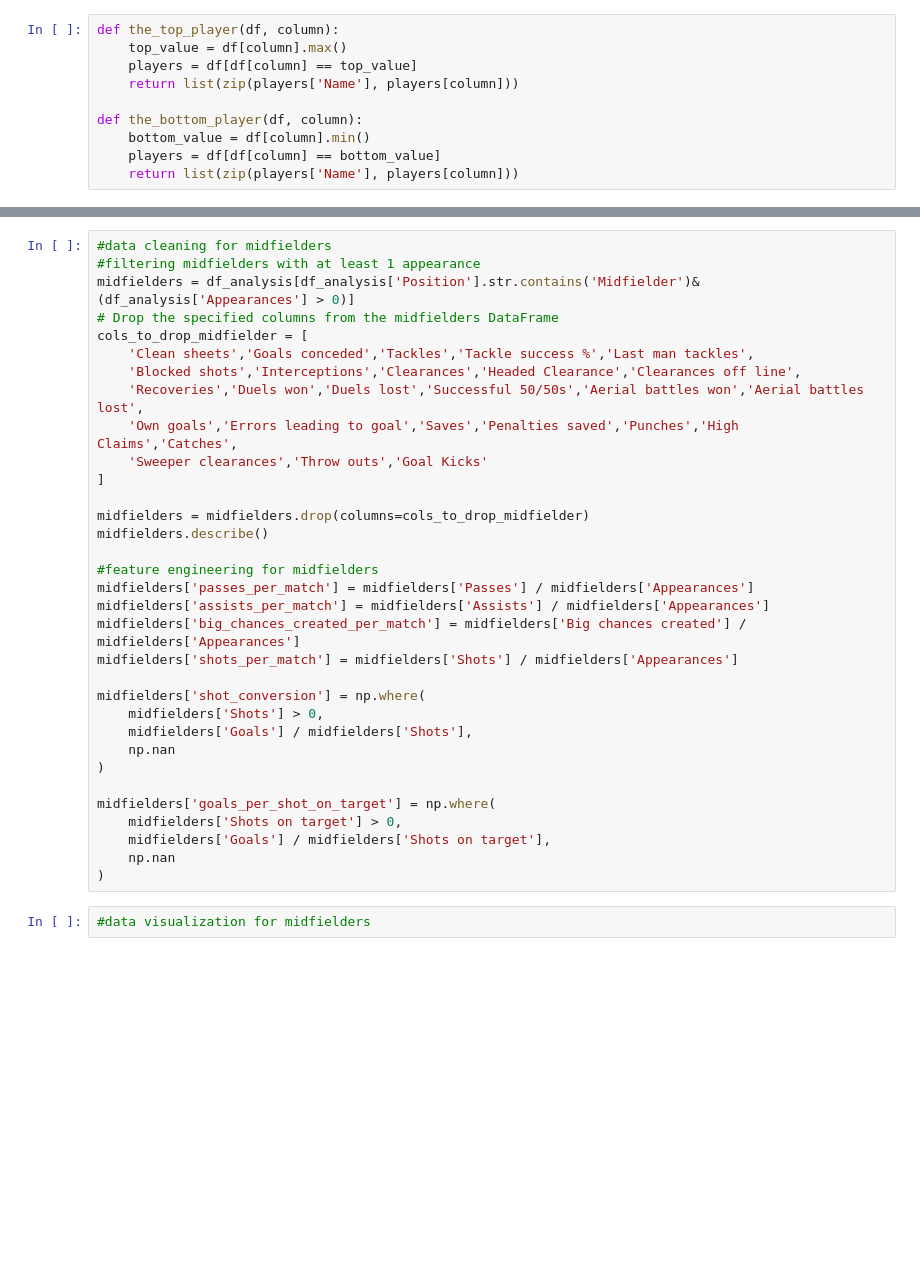
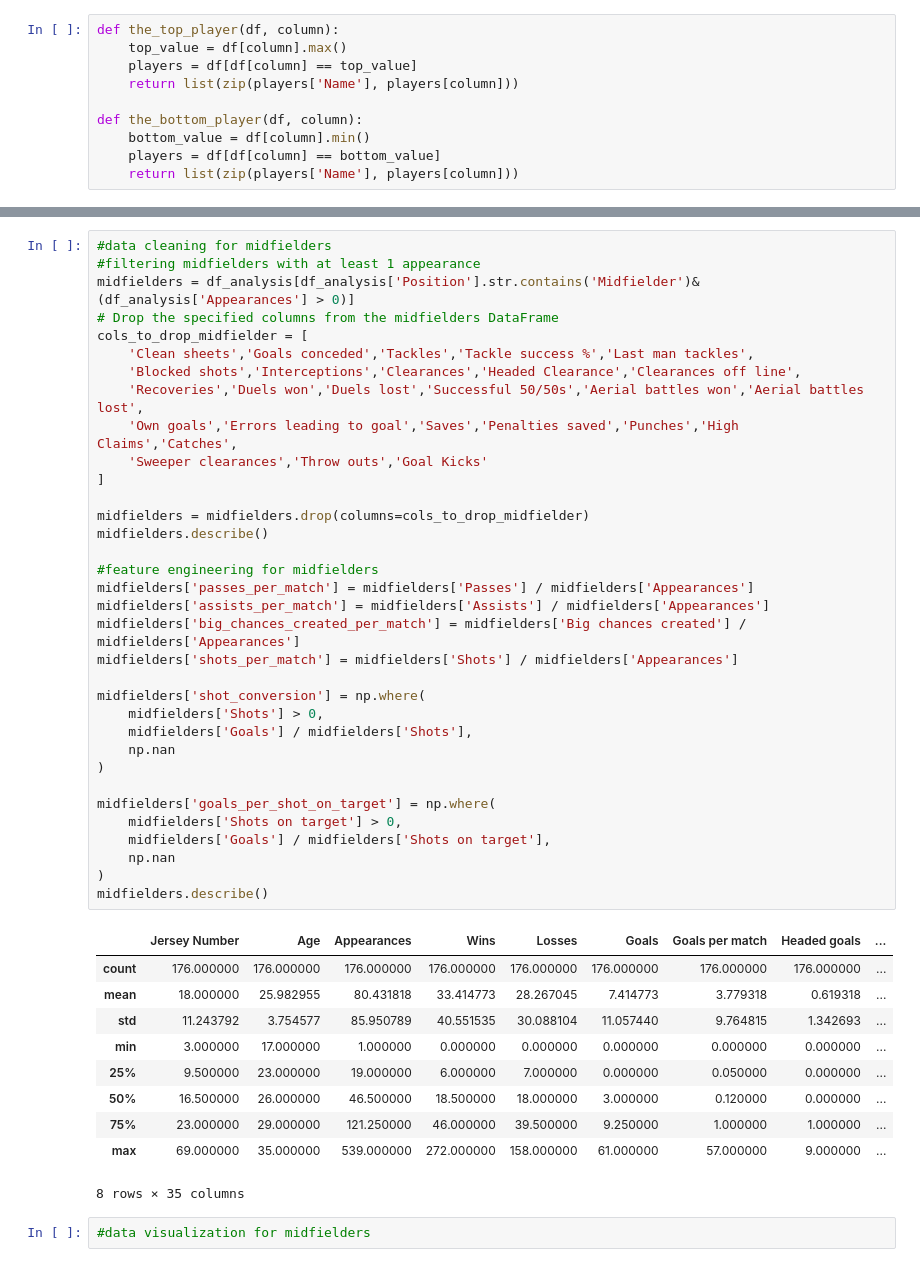
Before and after one commit to Saifeelkapanee/FootBall, a Jupyter notebook: DataAnalysis.ipynb, the cells around one changed output, grey strips where cells are left out. Cells and saved outputs as stored; diff of their text form; blank space fills up the shorter version.

```diff
--- a/DataAnalysis.ipynb
+++ b/DataAnalysis.ipynb
@@ -170,33 +266,45 @@ plt.show()
 midfielders = df_analysis[df_analysis['Position'].str.contains('Midfielder')&(df_analysis['Appearances'] > 0)]
 # Drop the specified columns from the midfielders DataFrame
 cols_to_drop_midfielder = [
     'Clean sheets','Goals conceded','Tackles','Tackle success %','Last man tackles',
     'Blocked shots','Interceptions','Clearances','Headed Clearance','Clearances off line',
     'Recoveries','Duels won','Duels lost','Successful 50/50s','Aerial battles won','Aerial battles lost',
     'Own goals','Errors leading to goal','Saves','Penalties saved','Punches','High Claims','Catches',
     'Sweeper clearances','Throw outs','Goal Kicks'
 ]
 
 midfielders = midfielders.drop(columns=cols_to_drop_midfielder)
 midfielders.describe()
 
 #feature engineering for midfielders
 midfielders['passes_per_match'] = midfielders['Passes'] / midfielders['Appearances']
 midfielders['assists_per_match'] = midfielders['Assists'] / midfielders['Appearances']
 midfielders['big_chances_created_per_match'] = midfielders['Big chances created'] / midfielders['Appearances']
 midfielders['shots_per_match'] = midfielders['Shots'] / midfielders['Appearances']
 
 midfielders['shot_conversion'] = np.where(
     midfielders['Shots'] > 0,
     midfielders['Goals'] / midfielders['Shots'],
     np.nan
 )
 
 midfielders['goals_per_shot_on_target'] = np.where(
     midfielders['Shots on target'] > 0,
     midfielders['Goals'] / midfielders['Shots on target'],
     np.nan
 )
+midfielders.describe()
+# %% [output]
+|  | Jersey Number | Age | Appearances | Wins | Losses | Goals | Goals per match | Headed goals | ... |
+| count | 176.000000 | 176.000000 | 176.000000 | 176.000000 | 176.000000 | 176.000000 | 176.000000 | 176.000000 | ... |
+| mean | 18.000000 | 25.982955 | 80.431818 | 33.414773 | 28.267045 | 7.414773 | 3.779318 | 0.619318 | ... |
+| std | 11.243792 | 3.754577 | 85.950789 | 40.551535 | 30.088104 | 11.057440 | 9.764815 | 1.342693 | ... |
+| min | 3.000000 | 17.000000 | 1.000000 | 0.000000 | 0.000000 | 0.000000 | 0.000000 | 0.000000 | ... |
+| 25% | 9.500000 | 23.000000 | 19.000000 | 6.000000 | 7.000000 | 0.000000 | 0.050000 | 0.000000 | ... |
+| 50% | 16.500000 | 26.000000 | 46.500000 | 18.500000 | 18.000000 | 3.000000 | 0.120000 | 0.000000 | ... |
+| 75% | 23.000000 | 29.000000 | 121.250000 | 46.000000 | 39.500000 | 9.250000 | 1.000000 | 1.000000 | ... |
+| max | 69.000000 | 35.000000 | 539.000000 | 272.000000 | 158.000000 | 61.000000 | 57.000000 | 9.000000 | ... |
+8 rows × 35 columns
 # %%
 #data visualization for midfielders
 # %%
```
Also changed, not shown: parts of 11 cells of this notebook, 2 other files.
